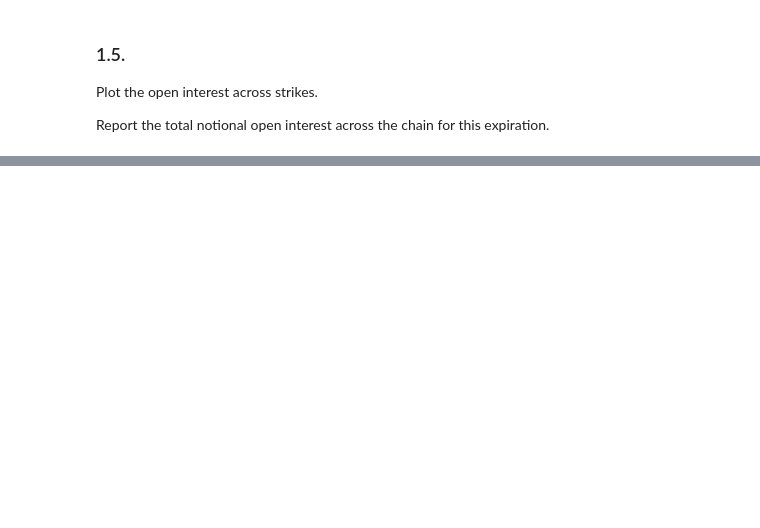
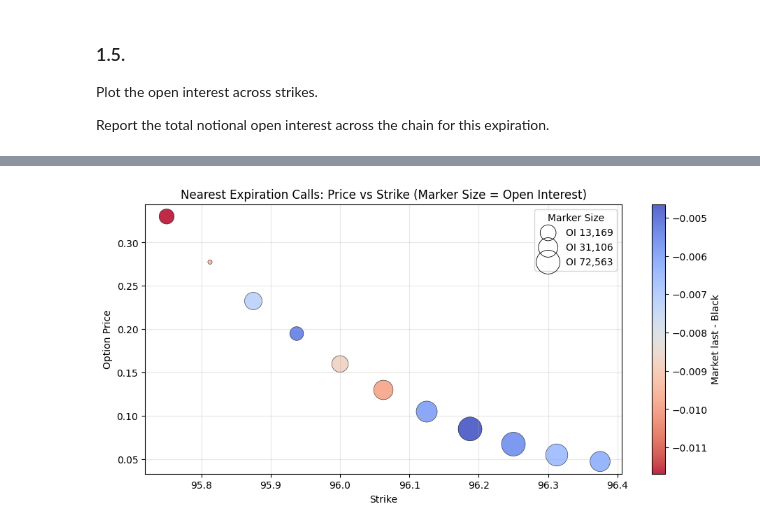
Before and after one commit to reecevdw/FINM-375-GROUP-A, a Jupyter notebook: hw1/E.6.1.%20Black's%20Formula%20for%20Options%20on%20Futures.ipynb, the cells around one changed output, grey strips where cells are left out. Drawn from its saved outputs; the diff is of its cells as text; code cells hidden in the pictures; blank space fills up the shorter version.

```diff
--- a/hw1/E.6.1.%20Black's%20Formula%20for%20Options%20on%20Futures.ipynb
+++ b/hw1/E.6.1.%20Black's%20Formula%20for%20Options%20on%20Futures.ipynb
@@ -163,0 +470,85 @@ Report the total notional open interest across the chain for this expiration.
+# %%
+# Build plotting frame for nearest expiry calls
+df = (
+    call_options_closest_to_exp.copy()
+    .loc[:, ['strike price', 'price', 'bid', 'ask', 'open int', 'calc_price']]
+    .dropna(subset=['strike price', 'open int'])
+    .sort_values('strike price')
+)
+
+# Numeric cleanup
+df['strike price'] = pd.to_numeric(df['strike price'], errors='coerce')
+df['open int'] = pd.to_numeric(df['open int'], errors='coerce')
+df['price'] = pd.to_numeric(df['price'], errors='coerce')
+df['bid'] = pd.to_numeric(df['bid'], errors='coerce')
+df['ask'] = pd.to_numeric(df['ask'], errors='coerce')
+df['calc_price'] = pd.to_numeric(df['calc_price'], errors='coerce')
+df = df.dropna(subset=['strike price', 'open int'])
+
+# Choose y-value: last if available else mid
+mid = (df['bid'] + df['ask']) / 2.0
+y = df['price'].where(df['price'].notna(), mid)
+
+# Aggregate in case multiple rows per strike
+df_plot = (
+    pd.DataFrame({
+        'strike': df['strike price'],
+        'y_price': y,
+        'open_int': df['open int'],
+        'calc_price': df['calc_price'],
+    })
+    .groupby('strike', as_index=False)
+    .agg({
+        'y_price': 'mean',
+        'open_int': 'sum',
+        'calc_price': 'mean',
+    })
+    .dropna(subset=['y_price', 'open_int'])
+    .sort_values('strike')
+)
+
+# Marker sizing (area in points^2): scale by sqrt to reduce domination by large OI
+oi = df_plot['open_int'].to_numpy(dtype=float)
+oi_ref = np.nanpercentile(oi, 90) if np.isfinite(oi).any() else 1.0
+s_min, s_max = 20.0, 600.0
+s = s_min + (np.sqrt(np.clip(oi, 0, None)) / np.sqrt(max(oi_ref, 1e-12))) * (s_max - s_min)
+s = np.clip(s, s_min, s_max)
+
+# color: Market - Black
+color = (df_plot['y_price'] - df_plot['calc_price']).to_numpy(dtype=float)
+
+fig, ax = plt.subplots(figsize=(11, 5))
+
+sc = ax.scatter(
+    df_plot['strike'],
+    df_plot['y_price'],
+    s=s,
+    c=color,
+    cmap='coolwarm_r',
+    alpha=0.85,
+    edgecolors='k',
+    linewidths=0.4,
+)
+
+ax.set_title('Nearest Expiration Calls: Price vs Strike (Marker Size = Open Interest)')
+ax.set_xlabel('Strike')
+ax.set_ylabel('Option Price')
+ax.grid(True, alpha=0.3)
+
+cbar = plt.colorbar(sc, ax=ax)
+cbar.set_label('Market last - Black')
+
+# Simple size legend
+legend_oi = [np.nanpercentile(oi, p) for p in (25, 50, 90)]
+legend_oi = [v for v in legend_oi if np.isfinite(v)]
+handles = [
+    ax.scatter([], [], s=float(s_min + (np.sqrt(v) / np.sqrt(max(oi_ref, 1e-12))) * (s_max - s_min)),
+               edgecolors='k', facecolors='none', linewidths=0.6)
+    for v in legend_oi
+]
+labels = [f"OI {v:,.0f}" for v in legend_oi]
+ax.legend(handles, labels, title='Marker Size', loc='best', frameon=True)
+
+plt.show()
+# %% [output]
+[figure, added]
```
Also changed, not shown: parts of 17 cells of this notebook.
